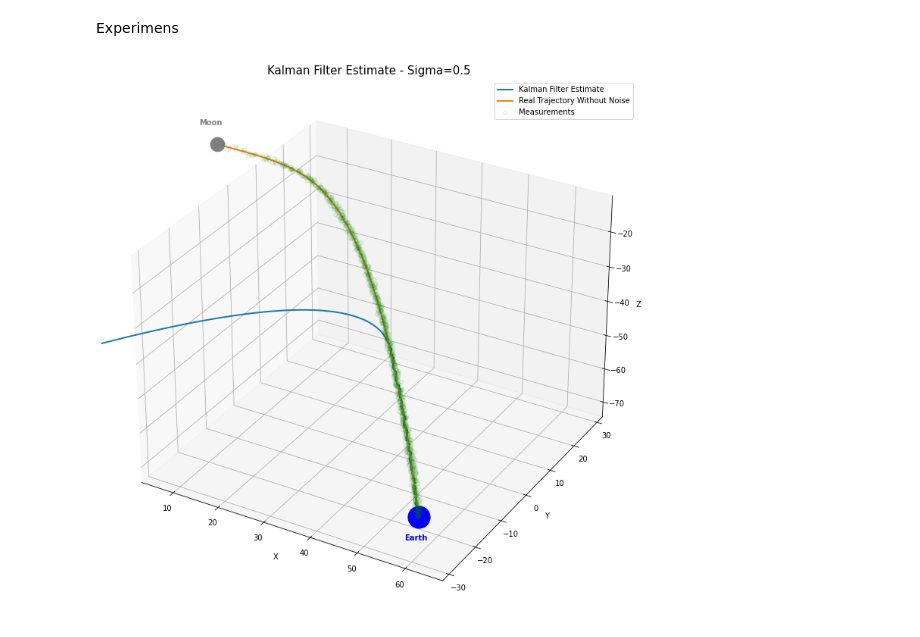
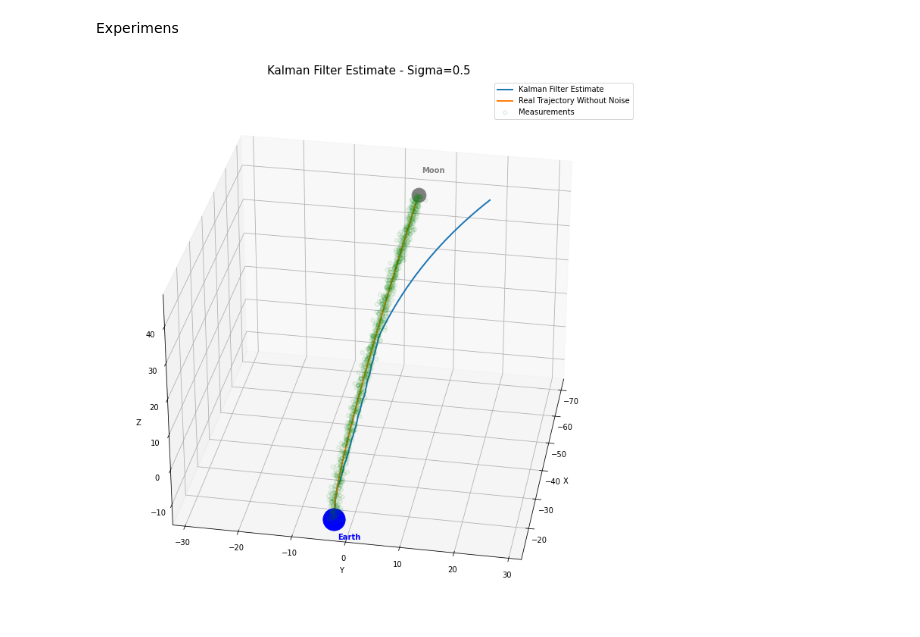
Before and after one commit to simonecampisi97/SpaceShip_FilterPy_Kalman, a Jupyter notebook: SpaceShip_3D/Spaceship_Filterpy_3D.ipynb, the cells around one changed output. Saved outputs shown, nothing was run; the diff lists cells and outputs as text; code cells hidden in the pictures.

```diff
--- a/SpaceShip_3D/Spaceship_Filterpy_3D.ipynb
+++ b/SpaceShip_3D/Spaceship_Filterpy_3D.ipynb
@@ -22,7 +22,6 @@ traj = Trajectoy3DGenerattion(sigma=0.5)
 # %%
 fig = plt.figure(figsize=(16,9))
 ax = fig.add_subplot(111, projection='3d')
-ax.set_title("Noisy Measurements")
 
-plot_measurements_3D(traj, ax)
+plot_measurements_3D(traj, ax, title="Noisy Measurements")
 # %% [output]
@@ -30,3 +29,17 @@ plot_measurements_3D(traj, ax)
+# %%
+def get_filename_from_ax(ax):
+    title = ax.get_title().split(" ")
+    s = ""
+    for i,f in enumerate(title):
+        if i < len(title)-1 and i > 0:
+            s+="_"+f
+        else:
+            s+=f
+    if '-' in s:
+        s = s.replace("-","_")
+    if '=' in s:
+        s = s.replace("=","_")
+    return s
 # %%
 tracker = Ship_tracker(traj)
 preds, cov = run(tracker, traj)
@@ -45,7 +69,9 @@ preds_2, cov_2 = run_half_measures(tracker_2, traj)
 # %%
 fig = plt.figure(figsize=(16,13))
 ax = fig.add_subplot(111, projection='3d')
 plot_prediction(preds_2, traj, ax)
-#fig.savefig(os.path.join("Plots","Kalman_Prediction_Sigma_0.5.png"))
+ax.view_init(azim=10)
+filename = get_filename_from_ax(ax)
+fig.savefig(os.path.join("Plots", filename+"_half_measures.png"))
 # %% [output]
-[figure, old version]
+[figure, new version]
```
Also changed, not shown: parts of 4 cells of this notebook, 8 other files.
